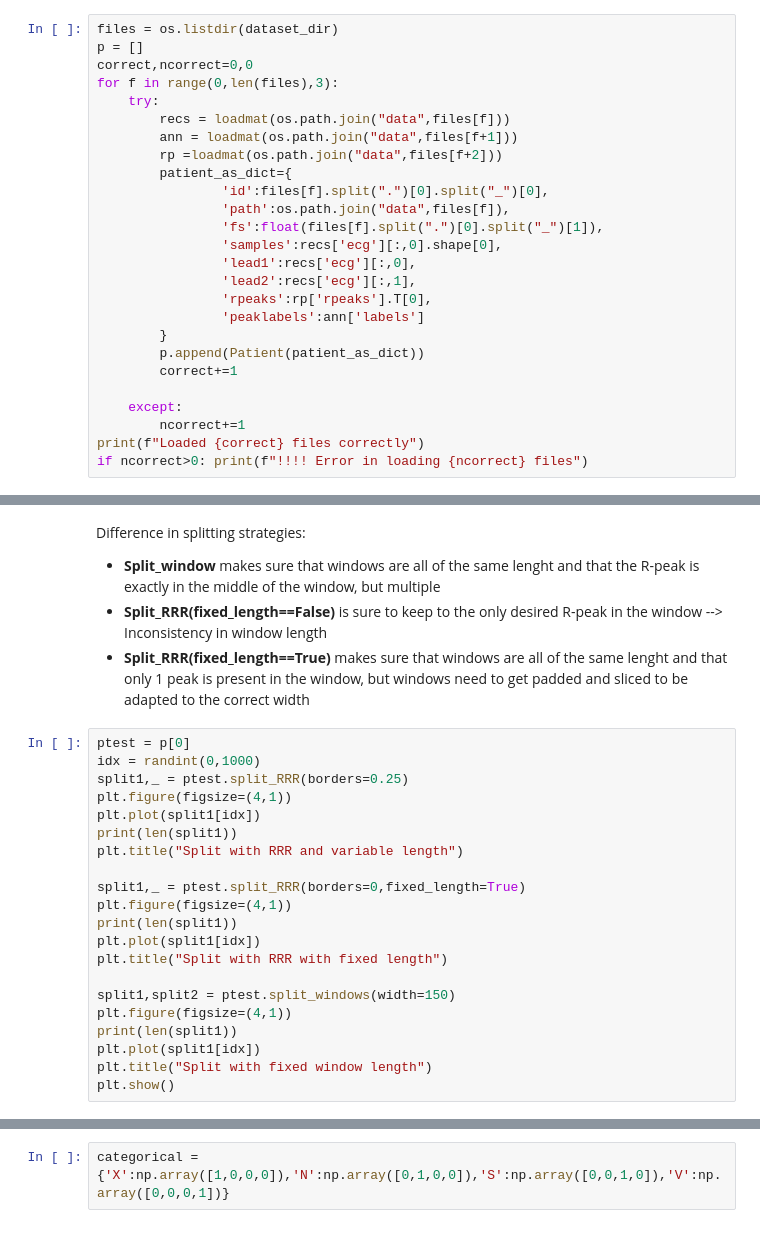
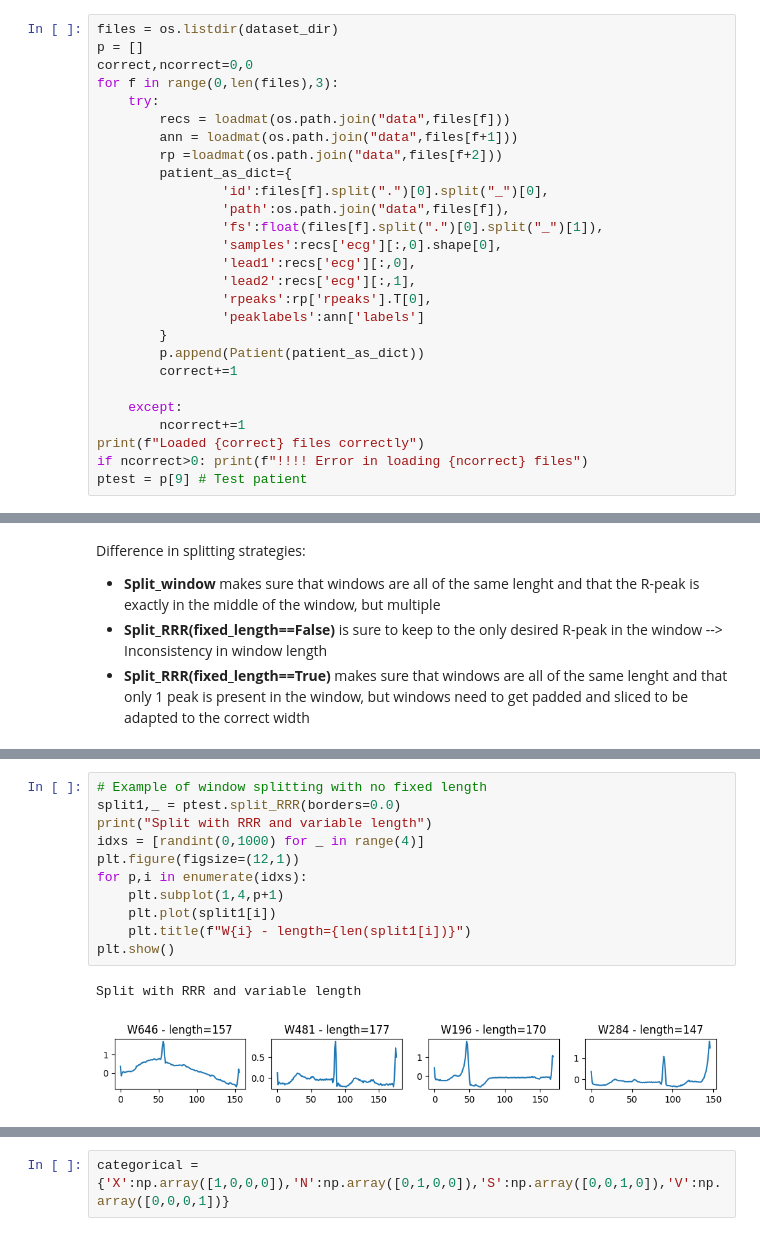
Before and after one commit to alberto-rota/PAC-PVC-Beat-Classifier-for-ECGs, a Jupyter notebook: albe.ipynb, the cells around one changed output, grey strips where cells are left out. Drawn from its saved outputs; the diff is of its cells as text.

Commit message:
Fixed split_RRR

```diff
--- a/albe.ipynb
+++ b/albe.ipynb
@@ -210,5 +209,6 @@ for f in range(0,len(files),3):
         ncorrect+=1
 print(f"Loaded {correct} files correctly")
 if ncorrect>0: print(f"!!!! Error in loading {ncorrect} files")
+ptest = p[9] # Test patient
 # %% [output]
 Loaded 105 files correctly
@@ -248,24 +246,3 @@ Difference in splitting strategies:
 * **Split_window** makes sure that windows are all of the same lenght and that the R-peak is exactly in the middle of the window, but multiple
 * **Split_RRR(fixed_length==False)** is sure to keep to the only desired R-peak in the window --> Inconsistency in window length
 * **Split_RRR(fixed_length==True)** makes sure that windows are all of the same lenght and that only 1 peak is present in the window, but windows need to get padded and sliced to be adapted to the correct width
-# %%
-ptest = p[0]
-idx = randint(0,1000)
-split1,_ = ptest.split_RRR(borders=0.25)
-plt.figure(figsize=(4,1))
-plt.plot(split1[idx])
-print(len(split1))
-plt.title("Split with RRR and variable length")
-
-split1,_ = ptest.split_RRR(borders=0,fixed_length=True)
-plt.figure(figsize=(4,1))
-print(len(split1))
-plt.plot(split1[idx])
-plt.title("Split with RRR with fixed length")
-
-split1,split2 = ptest.split_windows(width=150)
-plt.figure(figsize=(4,1))
-print(len(split1))
-plt.plot(split1[idx])
-plt.title("Split with fixed window length")
-plt.show()
@@ -278,0 +249,14 @@ plt.show()
+# %%
+# Example of window splitting with no fixed length
+split1,_ = ptest.split_RRR(borders=0.0)
+print("Split with RRR and variable length")
+idxs = [randint(0,1000) for _ in range(4)]
+plt.figure(figsize=(12,1))
+for p,i in enumerate(idxs):
+    plt.subplot(1,4,p+1)
+    plt.plot(split1[i])
+    plt.title(f"W{i} - length={len(split1[i])}")
+plt.show()
+# %% [output]
+Split with RRR and variable length
+[figure, added]
```
Also changed, not shown: parts of 7 cells of this notebook.
